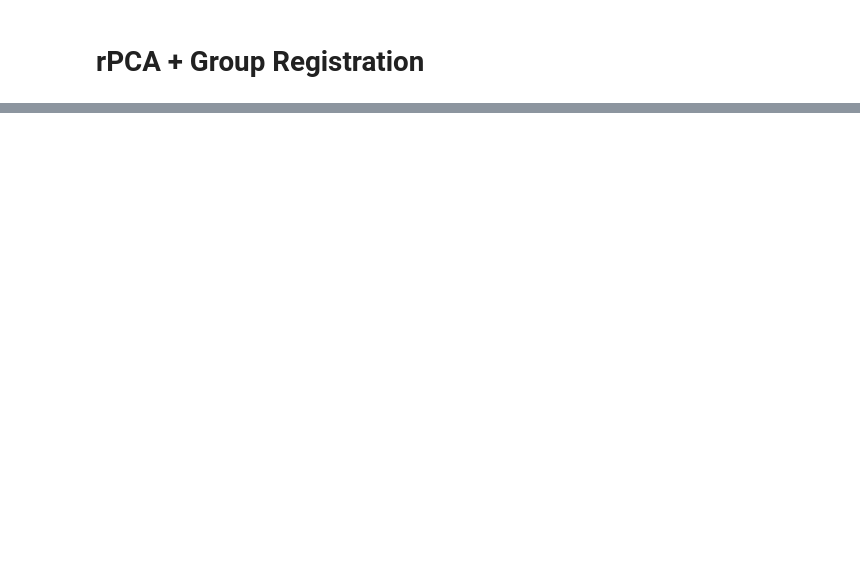
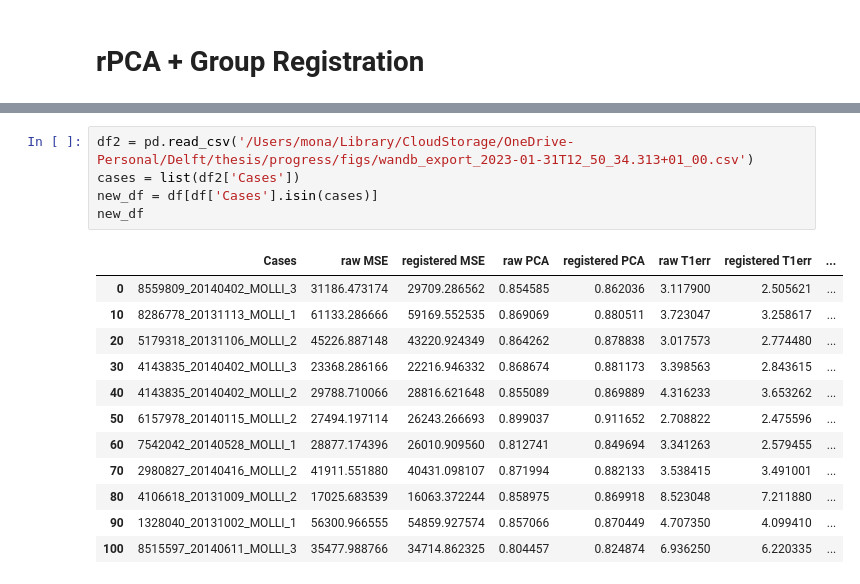
Before and after one commit to voxelmorph/voxelmorph, a Jupyter notebook: notebooks/rPCA_compare.ipynb, the cells around one changed output, grey strips where cells are left out. Saved outputs shown, nothing was run; the diff lists cells and outputs as text; blank space fills up the shorter version.

```diff
--- a/notebooks/rPCA_compare.ipynb
+++ b/notebooks/rPCA_compare.ipynb
@@ -73,0 +34,18 @@ logger.log_dataframe(df, 'Results', path=os.path.join(
+# %%
+df2 = pd.read_csv('/Users/mona/Library/CloudStorage/OneDrive-Personal/Delft/thesis/progress/figs/wandb_export_2023-01-31T12_50_34.313+01_00.csv')
+cases = list(df2['Cases'])
+new_df = df[df['Cases'].isin(cases)]
+new_df
+# %% [output]
+|  | Cases | raw MSE | registered MSE | raw PCA | registered PCA | raw T1err | registered T1err | ... |
+| 0 | 8559809_20140402_MOLLI_3 | 31186.473174 | 29709.286562 | 0.854585 | 0.862036 | 3.117900 | 2.505621 | ... |
+| 10 | 8286778_20131113_MOLLI_1 | 61133.286666 | 59169.552535 | 0.869069 | 0.880511 | 3.723047 | 3.258617 | ... |
+| 20 | 5179318_20131106_MOLLI_2 | 45226.887148 | 43220.924349 | 0.864262 | 0.878838 | 3.017573 | 2.774480 | ... |
+| 30 | 4143835_20140402_MOLLI_3 | 23368.286166 | 22216.946332 | 0.868674 | 0.881173 | 3.398563 | 2.843615 | ... |
+| 40 | 4143835_20140402_MOLLI_2 | 29788.710066 | 28816.621648 | 0.855089 | 0.869889 | 4.316233 | 3.653262 | ... |
+| 50 | 6157978_20140115_MOLLI_2 | 27494.197114 | 26243.266693 | 0.899037 | 0.911652 | 2.708822 | 2.475596 | ... |
+| 60 | 7542042_20140528_MOLLI_1 | 28877.174396 | 26010.909560 | 0.812741 | 0.849694 | 3.341263 | 2.579455 | ... |
+| 70 | 2980827_20140416_MOLLI_2 | 41911.551880 | 40431.098107 | 0.871994 | 0.882133 | 3.538415 | 3.491001 | ... |
+| 80 | 4106618_20131009_MOLLI_2 | 17025.683539 | 16063.372244 | 0.858975 | 0.869918 | 8.523048 | 7.211880 | ... |
+| 90 | 1328040_20131002_MOLLI_1 | 56300.966555 | 54859.927574 | 0.857066 | 0.870449 | 4.707350 | 4.099410 | ... |
+| 100 | 8515597_20140611_MOLLI_3 | 35477.988766 | 34714.862325 | 0.804457 | 0.824874 | 6.936250 | 6.220335 | ... |
```
Also changed, not shown: parts of 9 cells of this notebook, 8 other files.
